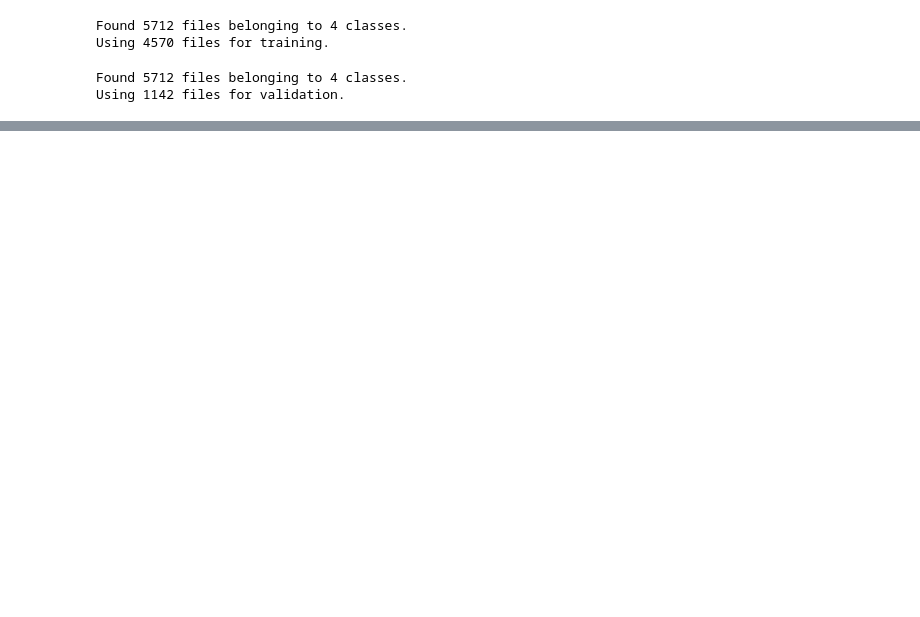
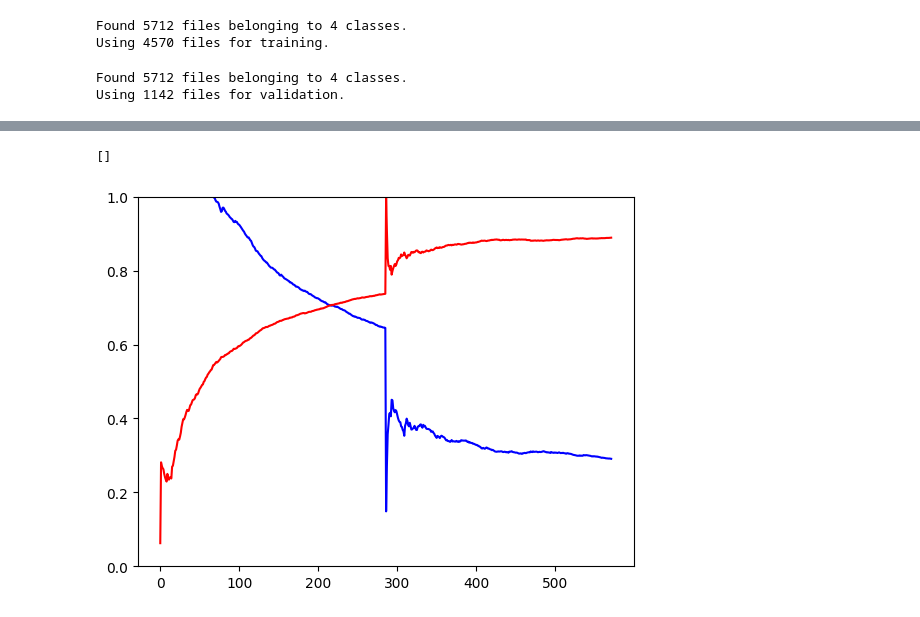
Before and after one commit to ChipChaddleson/BirdClassifier, a Jupyter notebook: dev/main1.ipynb, the cells around one changed output, grey strips where cells are left out. Drawn from its saved outputs; the diff is of its cells as text; code cells hidden in the pictures; blank space fills up the shorter version.

```diff
--- a/dev/main1.ipynb
+++ b/dev/main1.ipynb
@@ -129,3 +144,18 @@ model.compile(
+# %%
+class MetricsLogger(keras.callbacks.Callback):
+    def __init__(self):
+        super(MetricsLogger, self).__init__()
+        self.batch_losses = []
+        self.batch_accuracies = []
+        self.val_losses = []
+        self.val_accuracies = []
+
+    def on_train_batch_end(self, batch, logs=None):
+        self.batch_losses.append(logs['loss'])
+        self.batch_accuracies.append(logs['accuracy'])
+
+
+metrics = MetricsLogger()
 # %%
 history = model.fit(
   train_dataset,
@@ -136,0 +168,10 @@ KeyboardInterrupt:
+# %%
+plt.plot(range(len(metrics.batch_losses)), metrics.batch_losses, label="loss", color="blue")
+plt.plot(range(len(metrics.batch_accuracies)), metrics.batch_accuracies, label="accuracy", color="red")
+plt.plot(range(len(metrics.val_losses)), metrics.val_losses, label="Valloss", color="lightblue")
+plt.plot(range(len(metrics.val_accuracies)), metrics.val_accuracies, label="valaccuracy", color="pink")
+plt.ylim(0,1)
+print(metrics.val_losses)
+# %% [output]
+[]
+[figure, added]
```
Also changed, not shown: parts of 10 cells of this notebook, 1 other file.
